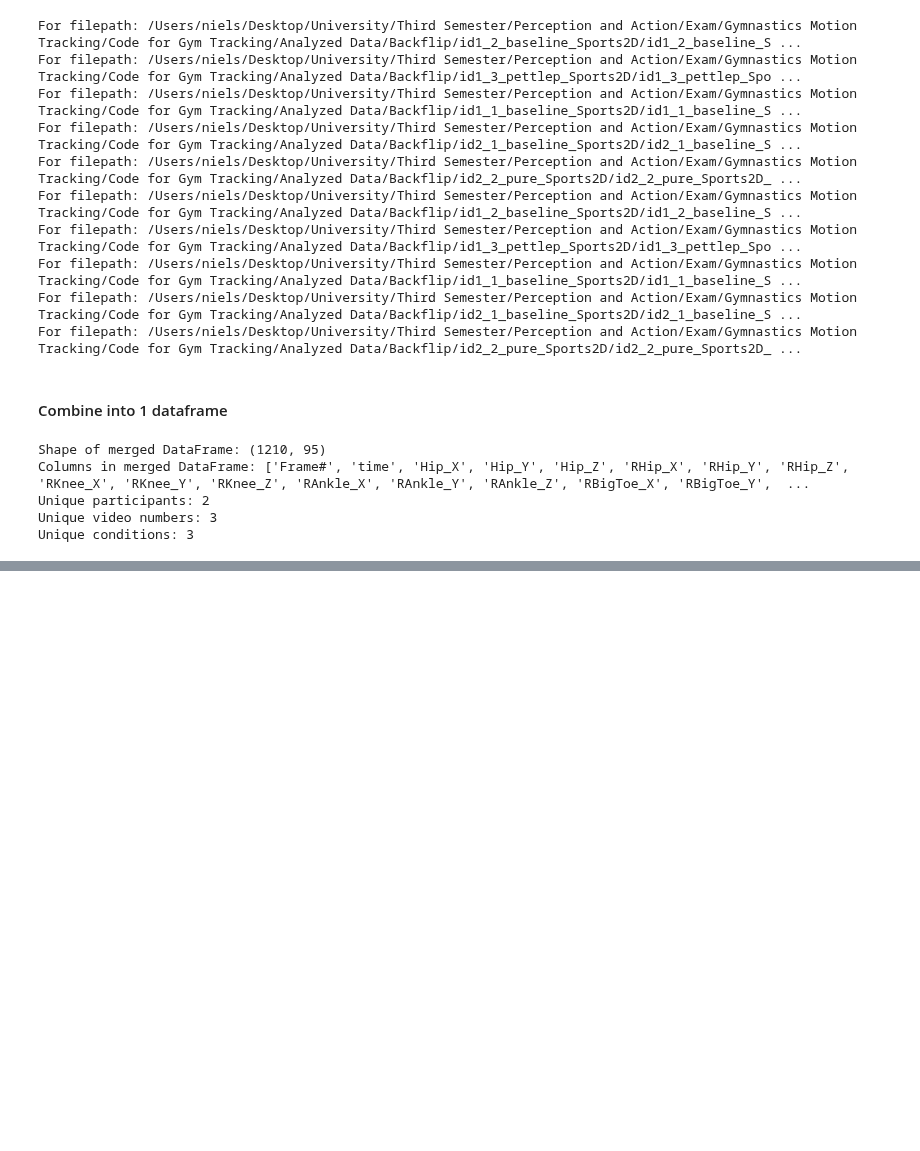
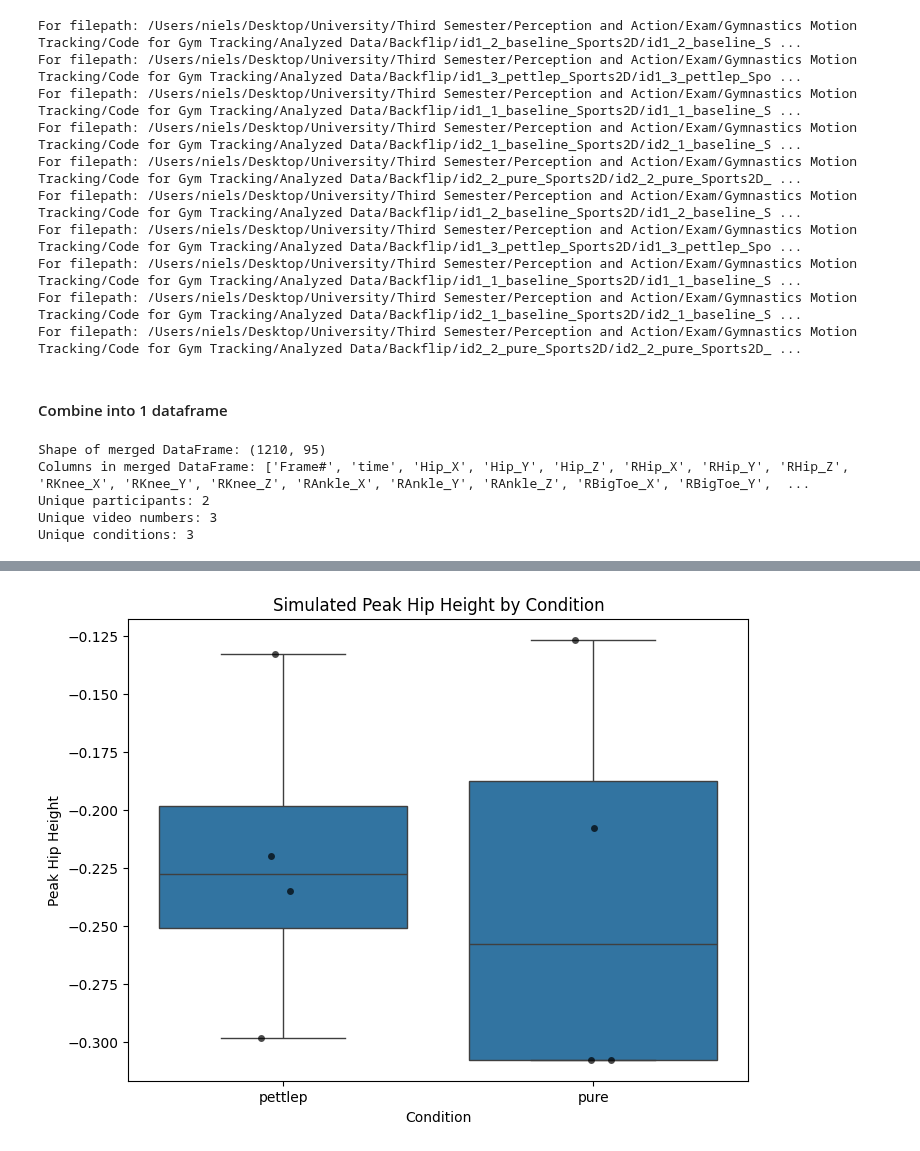
Before and after one commit to Niels-Engedal/GymTracker, a Jupyter notebook: Scripts/analysis_notebook.ipynb, the cells around one changed output, grey strips where cells are left out. Saved outputs shown, nothing was run; the diff lists cells and outputs as text; code cells hidden in the pictures; blank space fills up the shorter version.

```diff
--- a/Scripts/analysis_notebook.ipynb
+++ b/Scripts/analysis_notebook.ipynb
@@ -113,0 +181,22 @@ Unique conditions: 3
+# %%
+# Calculate peak hip height for baseline and backflip trials
+summary_df = merged_df.groupby(["participant_id", "condition"]).agg({
+    "Hip_Y": "max"  # Assuming 'Hip_Y' represents vertical hip height
+}).reset_index()
+
+# Rename for clarity
+summary_df = summary_df.rename(columns={"Hip_Y": "peak_hip_height"})
+# %%
+# Split baseline and backflip peak hip heights
+summary_df["baseline_peak_hip_height"] = summary_df.apply(
+    lambda row: row["peak_hip_height"] if row["condition"] == "baseline" else None, axis=1
+)
+summary_df["backflip_peak_hip_height"] = summary_df.apply(
+    lambda row: row["peak_hip_height"] if row["condition"] in ["pure", "pettlep"] else None, axis=1
+)
+
+# Fill baseline for each participant
+summary_df["baseline_peak_hip_height"] = summary_df.groupby("participant_id")["baseline_peak_hip_height"].transform("first")
+# %%
+# Keep only rows for the experimental conditions
+ancova_df = summary_df[summary_df["condition"].isin(["pure", "pettlep"])]
@@ -113,0 +307,15 @@ Unique conditions: 3
+# %%
+import seaborn as sns
+import matplotlib.pyplot as plt
+
+plt.figure(figsize=(8, 6))
+sns.boxplot(data=simulated_ancova_df, x="condition", y="backflip_peak_hip_height")
+sns.stripplot(
+    data=simulated_ancova_df, x="condition", y="backflip_peak_hip_height", color="black", alpha=0.7, jitter=True
+)
+plt.title("Simulated Peak Hip Height by Condition")
+plt.ylabel("Peak Hip Height")
+plt.xlabel("Condition")
+plt.show()
+# %% [output]
+[figure, added]
```
Also changed, not shown: parts of 21 cells of this notebook, 11 other files.
